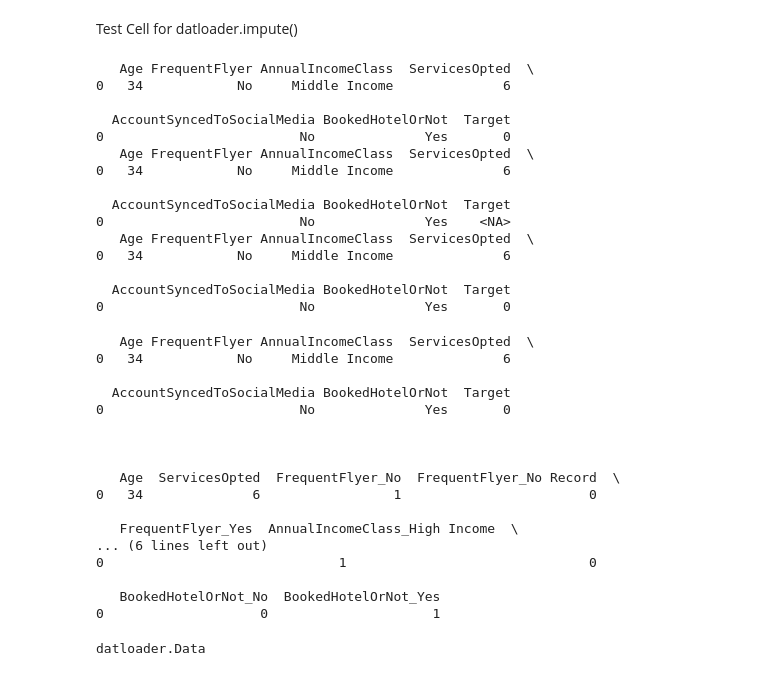
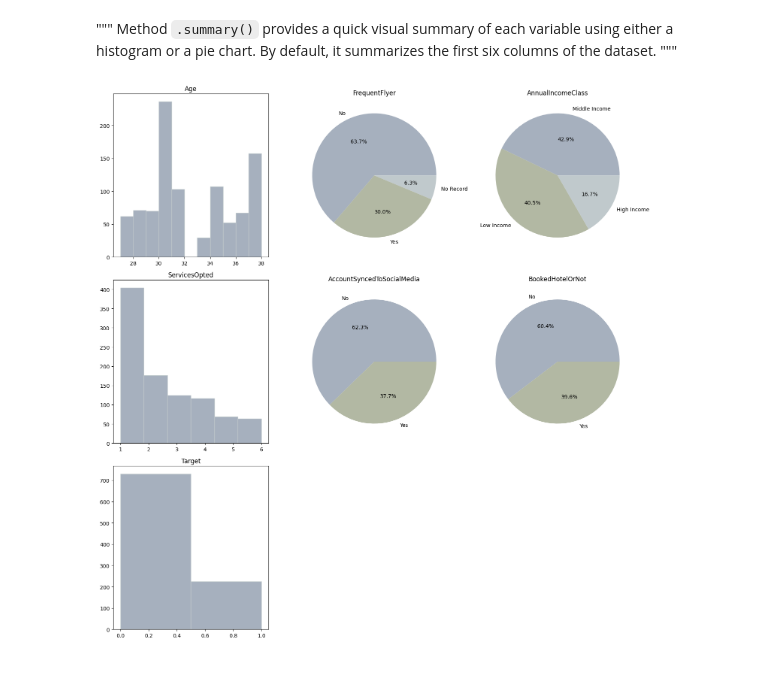
Before and after one commit to liangyu733/DataAnalysis, a Jupyter notebook: notebooks/data_explore.ipynb, the cells around one changed output. Cells and saved outputs as stored; diff of their text form; code cells hidden in the pictures.

Commit message:
Update module datloader and nootbook data_explore for demo

```diff
--- a/notebooks/data_explore.ipynb
+++ b/notebooks/data_explore.ipynb
@@ -48,58 +32,8 @@ BookedHotelOrNot_Yes               -0.8557      0.218     -3.919      0.000
-# %% [markdown]
-Test Cell for datloader.impute()
-# %%
-test = dl.Data.from_DataFrame(df.copy())
-print(test.head(1))
-test.loc[0, "Target"] = None
-print(test.head(1))
-test = test.impute()
-print(test.head(1))
-# %% [output]
-   Age FrequentFlyer AnnualIncomeClass  ServicesOpted  \
-0   34            No     Middle Income              6
-
-  AccountSyncedToSocialMedia BookedHotelOrNot  Target
-0                         No              Yes       0
-   Age FrequentFlyer AnnualIncomeClass  ServicesOpted  \
-0   34            No     Middle Income              6
-
-  AccountSyncedToSocialMedia BookedHotelOrNot  Target
-0                         No              Yes    <NA>
-   Age FrequentFlyer AnnualIncomeClass  ServicesOpted  \
-0   34            No     Middle Income              6
-
-  AccountSyncedToSocialMedia BookedHotelOrNot  Target
-0                         No              Yes       0
-# %%
-response = 'Target'
-test = df.drop(response, axis = 1)
-print(df.head(1))
-print('\n\n')
-import pandas as pd
-test = pd.get_dummies(test)
-test = dl.Data.from_DataFrame(test)
-print(test.head(1))
-# %% [output]
-   Age FrequentFlyer AnnualIncomeClass  ServicesOpted  \
-0   34            No     Middle Income              6
-
-  AccountSyncedToSocialMedia BookedHotelOrNot  Target
-0                         No              Yes       0
-
-
-
-   Age  ServicesOpted  FrequentFlyer_No  FrequentFlyer_No Record  \
-0   34              6                 1                        0
-
-   FrequentFlyer_Yes  AnnualIncomeClass_High Income  \
-... (6 lines left out)
-0                              1                               0
-
-   BookedHotelOrNot_No  BookedHotelOrNot_Yes
-0                    0                     1
-# %%
-test = df.copy()
-type(test)
-type(df)
-# %% [output]
-datloader.Data
+# %% [markdown]
+"""
+Method `.summary()` provides a quick visual summary of each variable using either a histogram or a pie chart. By default, it summarizes the first six columns of the dataset.
+"""
+# %%
+df.summary(col = range(df.shape[1]))
+# %% [output]
+[figure, added]
```
Also changed, not shown: parts of 9 cells of this notebook, 1 other file.
